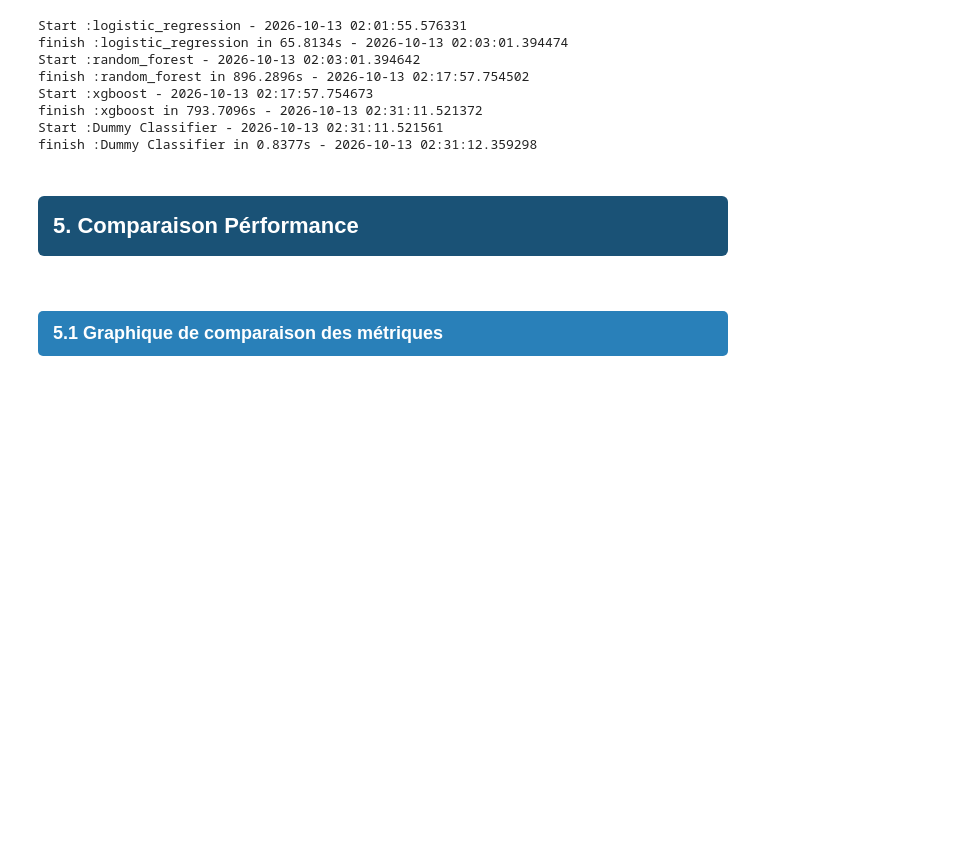
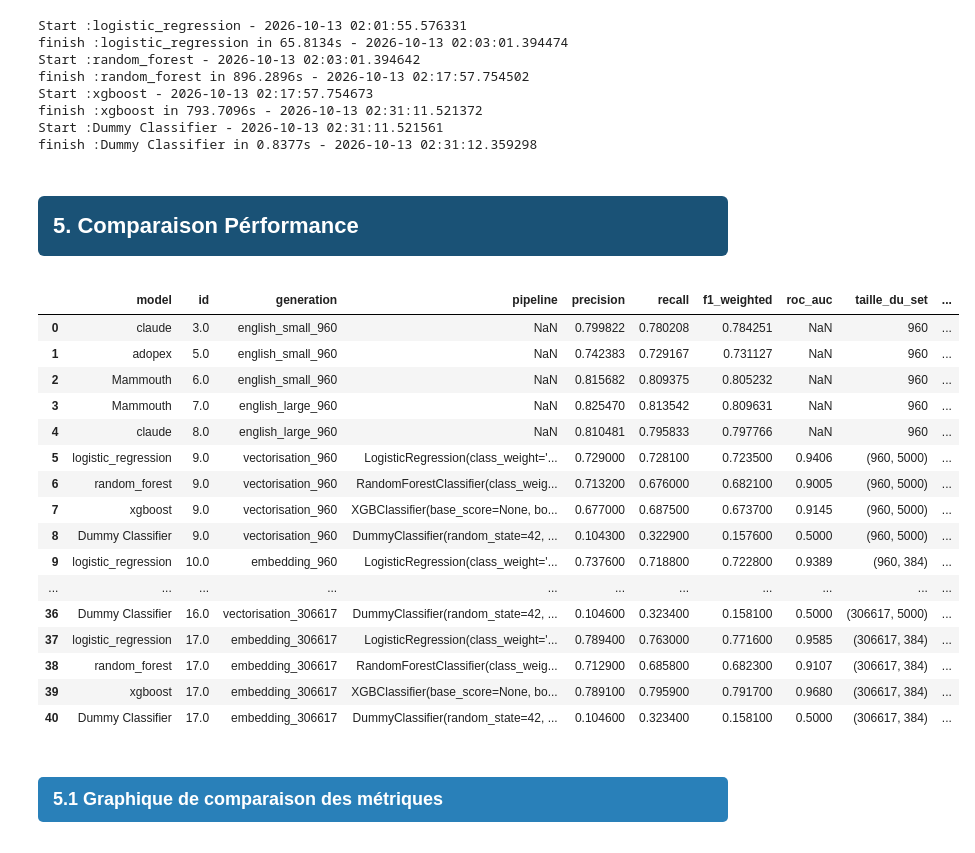
Before and after one commit to GreatTeacherJ/ZenAssist, a Jupyter notebook: src/app/data.ipynb, the cells around one changed output. Cells and saved outputs as stored; diff of their text form; code cells hidden in the pictures; blank space fills up the shorter version.

```diff
--- a/src/app/data.ipynb
+++ b/src/app/data.ipynb
@@ -903,0 +935,23 @@ print("Prédiction récupérer avec succes !")
+# %%
+#Sauvegarde du résultat et des métriques
+def save_pred(pred_llm, model, prompt):
+    y_train_set = y_train[:LEN_TEST].to_list()
+    #Metrique
+    id = 1 + (int(df_model_score["id"].max()) if not df_model_score.empty else 0)
+    llm_score = pd.DataFrame({"model":[model["name"]],"id":[id], "generation":[f"{prompt["name"]}_{len(pred_llm)}"]})
+    llm_score["precision"] = precision_score(y_train_set, pred_llm, average="weighted", zero_division=0)
+    llm_score["f1_weighted"] = f1_score(y_train_set, pred_llm, average='weighted', zero_division=0)
+    llm_score["recall"] = recall_score(y_train_set, pred_llm, average="weighted", zero_division=0)
+    llm_score["taille_du_set"]=[len(pred_llm)]
+    llm_score["description"]=model["model"]
+    llm_score["set_type"] = "test"
+    df = pd.concat([df_model_score, llm_score], ignore_index=True)
+    save_score(df)
+# %%
+#choix des modéles à tester
+mdl_lst = {k:v for k,v in llm_list_model.items() if k==1 or k==3 or k==4}
+for p in prompt_list:
+    for k, m in mdl_lst.items():
+        print(f"prompt: {p}\nmodel: {m}")
+        pred = pred_llm(p, m)
+        save_pred(pred, m, p)
@@ -906,14 +980 @@ print("Prédiction récupérer avec succes !")
-# %%
-#Sauvegarde du résultat et des métriques
-y_train_set = y_train[:LEN_TEST].to_list()
-#Metrique
-id = 1 + (int(df_model_score["id"].max()) if not df_model_score.empty else 0)
-llm_score = pd.DataFrame({"model":[llm_model_name["name"]],"id":[id], "generation":[f"{prompt_system["name"]}_{len(pred_llm)}"]})
-llm_score["precision"] = precision_score(y_train_set, pred_llm, average="weighted", zero_division=0)
-llm_score["f1_weighted"] = f1_score(y_train_set, pred_llm, average='weighted', zero_division=0)
-llm_score["recall"] = recall_score(y_train_set, pred_llm, average="weighted", zero_division=0)
-llm_score["taille_du_set"]=[len(pred_llm)]
-llm_score["description"]=llm_model_name["model"]
-df_model_score = pd.concat([df_model_score, llm_score], ignore_index=True)
-save_score()
 # %%
@@ -964,7 +1056,7 @@ def train_model(models, generation,  X_train, y_train, desc="")->pd.DataFrame:
             test = round(cv_result[cv_score].mean(),4)
             metrics_dict[score] = [test]
         id = 1 + (int(df_model_score["id"].max()) if not df_model_score.empty else 0)
-        new_score = pd.DataFrame({"model": [name],"id":[id], "generation":[f"{generation}_{len(y_train)}"],"pipeline":[model], **metrics_dict, "taille_du_set":[X_train.shape], "description":[desc]})
+        new_score = pd.DataFrame({"model": [name],"id":[id], "generation":[f"{generation}_{len(y_train)}"],"pipeline":[model], **metrics_dict, "taille_du_set":[X_train.shape], "description":[desc], "set_type":["train"]})
         df = pd.concat([df, new_score], ignore_index=True)
         finish = time.perf_counter()
         print(f"finish :{name} in {finish - start:.4f}s - {datetime.now()}")
@@ -1028,6 +1120,26 @@ Start :Dummy Classifier - 2026-10-13 02:31:11.521561
 finish :Dummy Classifier in 0.8377s - 2026-10-13 02:31:12.359298
 # %% [markdown]
 ## <p style="background-color:#1A5276; color:#FFFFFF; padding:15px; border-radius:6px; font-size:22px; font-weight:bold;">5. Comparaison Pérformance</p>
+# %%
+df_model_score
+# %% [output]
+|  | model | id | generation | pipeline | precision | recall | f1_weighted | roc_auc | taille_du_set | ... |
+| 0 | claude | 3.0 | english_small_960 | NaN | 0.799822 | 0.780208 | 0.784251 | NaN | 960 | ... |
+| 1 | adopex | 5.0 | english_small_960 | NaN | 0.742383 | 0.729167 | 0.731127 | NaN | 960 | ... |
+| 2 | Mammouth | 6.0 | english_small_960 | NaN | 0.815682 | 0.809375 | 0.805232 | NaN | 960 | ... |
+| 3 | Mammouth | 7.0 | english_large_960 | NaN | 0.825470 | 0.813542 | 0.809631 | NaN | 960 | ... |
+| 4 | claude | 8.0 | english_large_960 | NaN | 0.810481 | 0.795833 | 0.797766 | NaN | 960 | ... |
+| 5 | logistic_regression | 9.0 | vectorisation_960 | LogisticRegression(class_weight='... | 0.729000 | 0.728100 | 0.723500 | 0.9406 | (960, 5000) | ... |
+| 6 | random_forest | 9.0 | vectorisation_960 | RandomForestClassifier(class_weig... | 0.713200 | 0.676000 | 0.682100 | 0.9005 | (960, 5000) | ... |
+| 7 | xgboost | 9.0 | vectorisation_960 | XGBClassifier(base_score=None, bo... | 0.677000 | 0.687500 | 0.673700 | 0.9145 | (960, 5000) | ... |
+| 8 | Dummy Classifier | 9.0 | vectorisation_960 | DummyClassifier(random_state=42, ... | 0.104300 | 0.322900 | 0.157600 | 0.5000 | (960, 5000) | ... |
+| 9 | logistic_regression | 10.0 | embedding_960 | LogisticRegression(class_weight='... | 0.737600 | 0.718800 | 0.722800 | 0.9389 | (960, 384) | ... |
+| ... | ... | ... | ... | ... | ... | ... | ... | ... | ... | ... |
+| 36 | Dummy Classifier | 16.0 | vectorisation_306617 | DummyClassifier(random_state=42, ... | 0.104600 | 0.323400 | 0.158100 | 0.5000 | (306617, 5000) | ... |
+| 37 | logistic_regression | 17.0 | embedding_306617 | LogisticRegression(class_weight='... | 0.789400 | 0.763000 | 0.771600 | 0.9585 | (306617, 384) | ... |
+| 38 | random_forest | 17.0 | embedding_306617 | RandomForestClassifier(class_weig... | 0.712900 | 0.685800 | 0.682300 | 0.9107 | (306617, 384) | ... |
+| 39 | xgboost | 17.0 | embedding_306617 | XGBClassifier(base_score=None, bo... | 0.789100 | 0.795900 | 0.791700 | 0.9680 | (306617, 384) | ... |
+| 40 | Dummy Classifier | 17.0 | embedding_306617 | DummyClassifier(random_state=42, ... | 0.104600 | 0.323400 | 0.158100 | 0.5000 | (306617, 384) | ... |
 # %% [markdown]
 
 ### <p style="background-color:#2980B9; color:#FFFFFF; padding:10px 15px; border-radius:5px; font-size:18px; font-weight:bold;">5.1 Graphique de comparaison des métriques</p>
```
Also changed, not shown: parts of 19 cells of this notebook, 1 other file.
